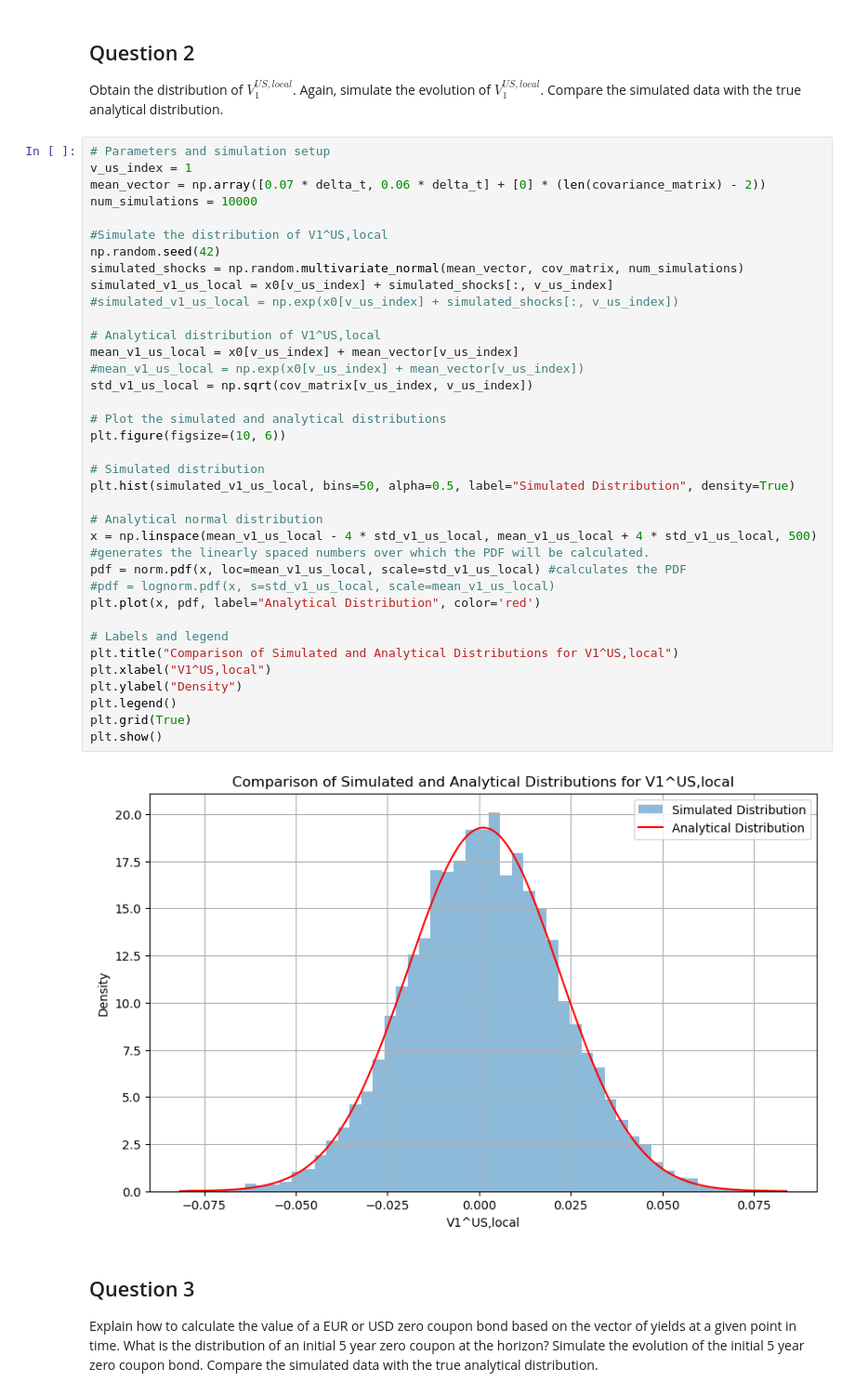
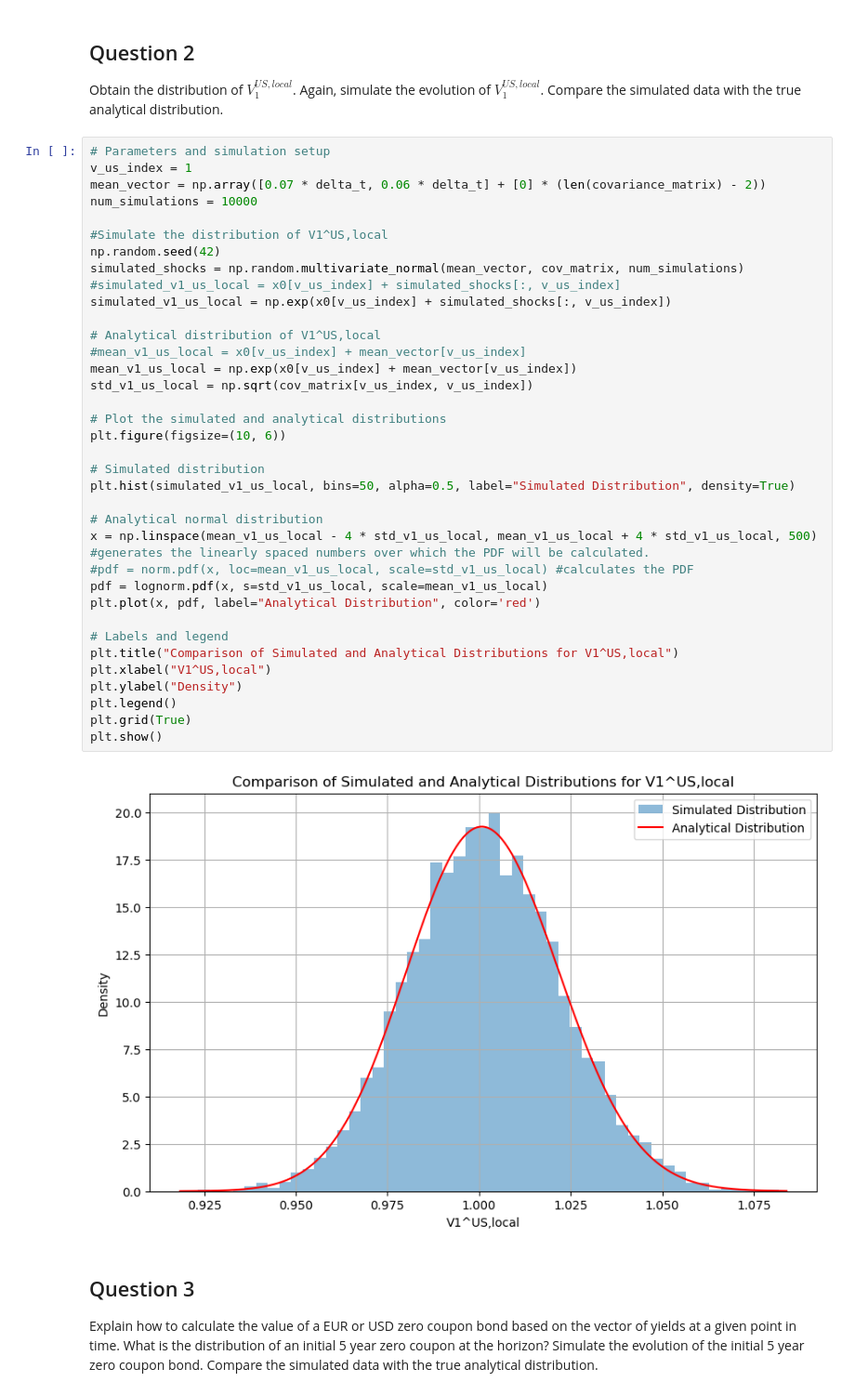
Before and after one commit to tbearlarsen/PyExam, a Jupyter notebook: Exam.ipynb, the cells around one changed output. Shown at 93% size. Drawn from its saved outputs; the diff is of its cells as text.

```diff
--- a/Exam.ipynb
+++ b/Exam.ipynb
@@ -104,40 +105,40 @@ Obtain the distribution of $V_{1}^{US,local}$. Again, simulate the evolution of
 # Parameters and simulation setup
 v_us_index = 1
 mean_vector = np.array([0.07 * delta_t, 0.06 * delta_t] + [0] * (len(covariance_matrix) - 2))
 num_simulations = 10000
 
 #Simulate the distribution of V1^US,local
 np.random.seed(42)
 simulated_shocks = np.random.multivariate_normal(mean_vector, cov_matrix, num_simulations)
-simulated_v1_us_local = x0[v_us_index] + simulated_shocks[:, v_us_index]
-#simulated_v1_us_local = np.exp(x0[v_us_index] + simulated_shocks[:, v_us_index])
+#simulated_v1_us_local = x0[v_us_index] + simulated_shocks[:, v_us_index]
+simulated_v1_us_local = np.exp(x0[v_us_index] + simulated_shocks[:, v_us_index])
 
 # Analytical distribution of V1^US,local
-mean_v1_us_local = x0[v_us_index] + mean_vector[v_us_index]
-#mean_v1_us_local = np.exp(x0[v_us_index] + mean_vector[v_us_index])
+#mean_v1_us_local = x0[v_us_index] + mean_vector[v_us_index]
+mean_v1_us_local = np.exp(x0[v_us_index] + mean_vector[v_us_index])
 std_v1_us_local = np.sqrt(cov_matrix[v_us_index, v_us_index])
 
 # Plot the simulated and analytical distributions
 plt.figure(figsize=(10, 6))
 
 # Simulated distribution
 plt.hist(simulated_v1_us_local, bins=50, alpha=0.5, label="Simulated Distribution", density=True)
 
 # Analytical normal distribution
 x = np.linspace(mean_v1_us_local - 4 * std_v1_us_local, mean_v1_us_local + 4 * std_v1_us_local, 500) #generates the linearly spaced numbers over which the PDF will be calculated.
-pdf = norm.pdf(x, loc=mean_v1_us_local, scale=std_v1_us_local) #calculates the PDF
-#pdf = lognorm.pdf(x, s=std_v1_us_local, scale=mean_v1_us_local)
+#pdf = norm.pdf(x, loc=mean_v1_us_local, scale=std_v1_us_local) #calculates the PDF
+pdf = lognorm.pdf(x, s=std_v1_us_local, scale=mean_v1_us_local)
 plt.plot(x, pdf, label="Analytical Distribution", color='red')
 
 # Labels and legend
 plt.title("Comparison of Simulated and Analytical Distributions for V1^US,local")
 plt.xlabel("V1^US,local")
 plt.ylabel("Density")
 plt.legend()
 plt.grid(True)
 plt.show()
 # %% [output]
-[figure, old version]
+[figure, new version]
 # %% [markdown]
 ## Question 3
 Explain how to calculate the value of a EUR or USD zero coupon bond based on the vector of yields at a given point in time. What is the distribution of an initial 5 year zero coupon at the horizon? Simulate the evolution of the initial 5 year zero coupon bond. Compare the simulated data with the true analytical distribution.
```
Also changed, not shown: parts of 5 cells of this notebook, 3 other files.
